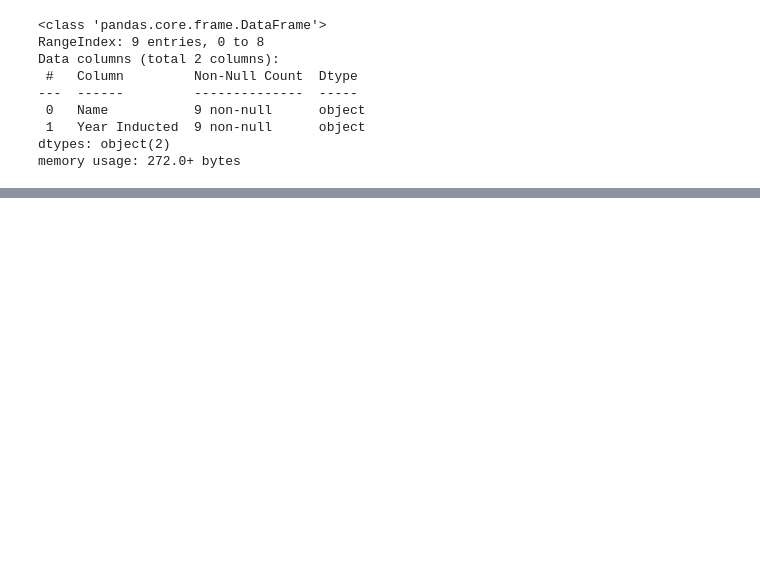
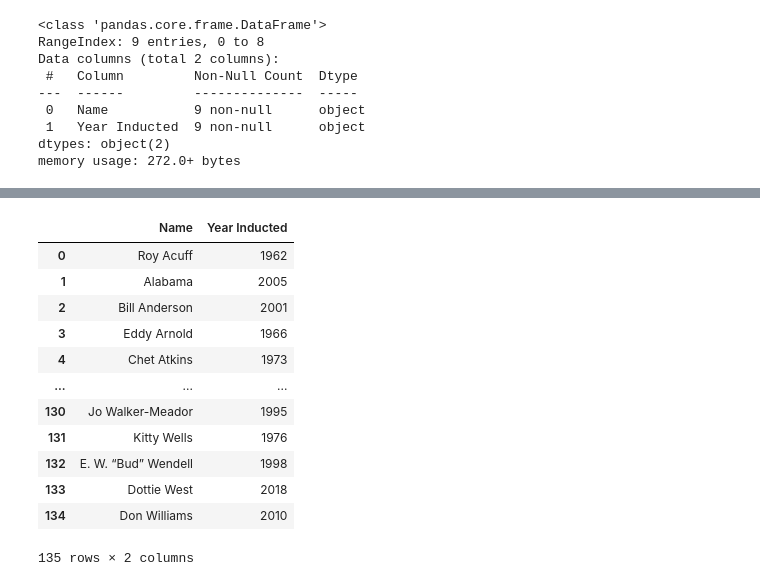
Before and after one commit to rghertel/web-scraping-country-music-hof-rghertel, a Jupyter notebook: CM Hall of Fame Scrape.ipynb, the cells around one changed output, grey strips where cells are left out. Drawn from its saved outputs; the diff is of its cells as text; code cells hidden in the pictures; blank space fills up the shorter version.

```diff
--- a/CM Hall of Fame Scrape.ipynb
+++ b/CM Hall of Fame Scrape.ipynb
@@ -143,13 +155,0 @@ URL_pages
-# %%
-#gather all artists. HOW TO I TURN THIS INTO ONE LIST?
-all_artists = []
-
-for num in URL_pages:
-    page = requests.get(num)
-    soup = BeautifulSoup(page.content, 'lxml')
-    name = str(soup.find_all('h3'))
-#     print(name)
-#     print(type(name))
-    all_artists.append(name) #.text? Why is this a list of lists?
-
-print(all_artists)
@@ -210,0 +221,23 @@ inductee_df
+# %%
+#Convert to a dataframe. Edit year inducted column to datetime object.
+
+inductee_df = pd.DataFrame()
+inductee_df['Name'] = all_artists
+inductee_df['Year Inducted'] = all_years
+inductee_df['Year Inducted'] = inductee_df['Year Inducted'].str.strip('[]')
+inductee_df['Year Inducted'] = pd.to_datetime(inductee_df['Year Inducted']).dt.year
+inductee_df
+# %% [output]
+|  | Name | Year Inducted |
+| 0 | Roy Acuff | 1962 |
+| 1 | Alabama | 2005 |
+| 2 | Bill Anderson | 2001 |
+| 3 | Eddy Arnold | 1966 |
+| 4 | Chet Atkins | 1973 |
+| ... | ... | ... |
+| 130 | Jo Walker-Meador | 1995 |
+| 131 | Kitty Wells | 1976 |
+| 132 | E. W. “Bud” Wendell | 1998 |
+| 133 | Dottie West | 2018 |
+| 134 | Don Williams | 2010 |
+135 rows × 2 columns
```
Also changed, not shown: parts of 12 cells of this notebook, 1 other file.
